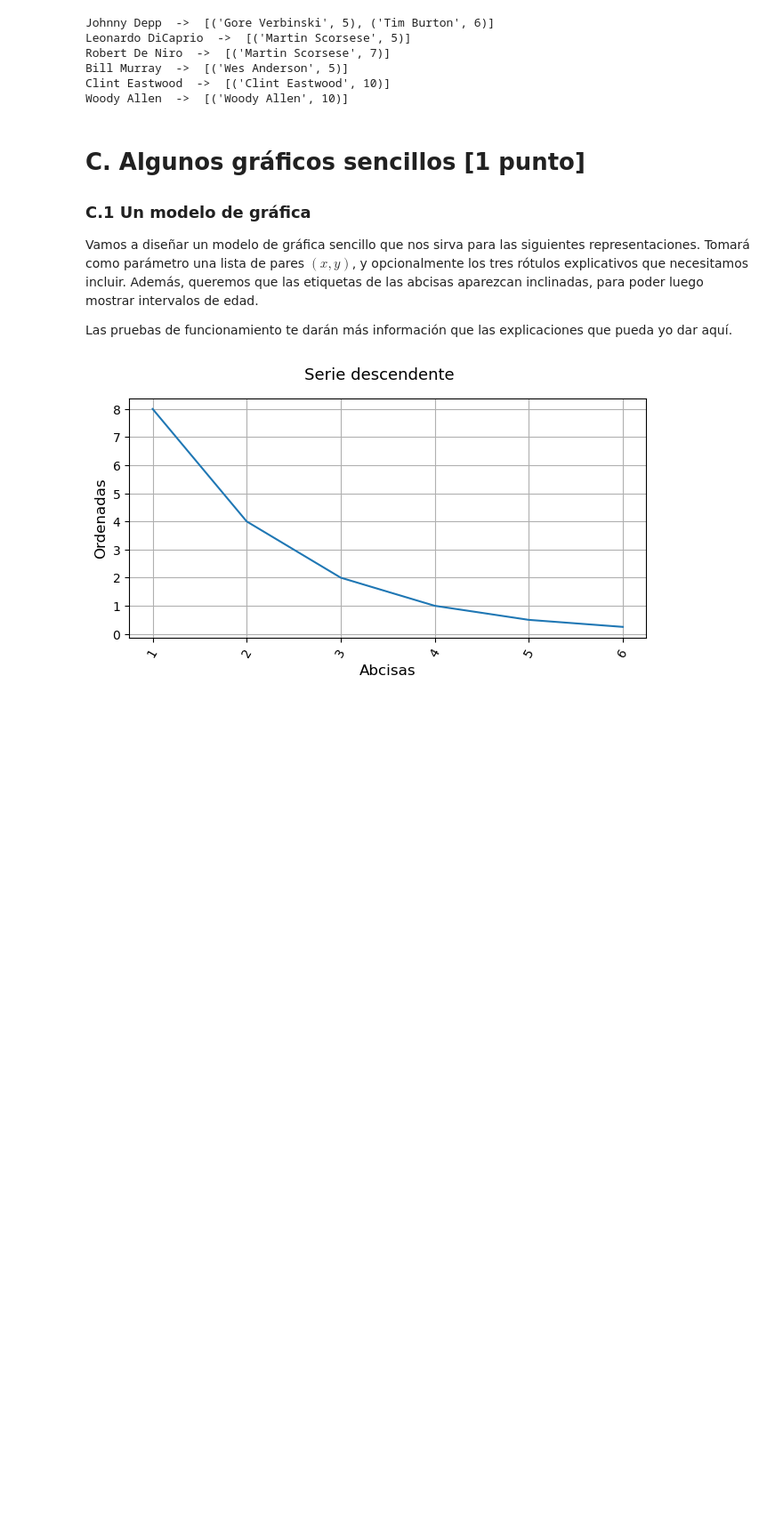
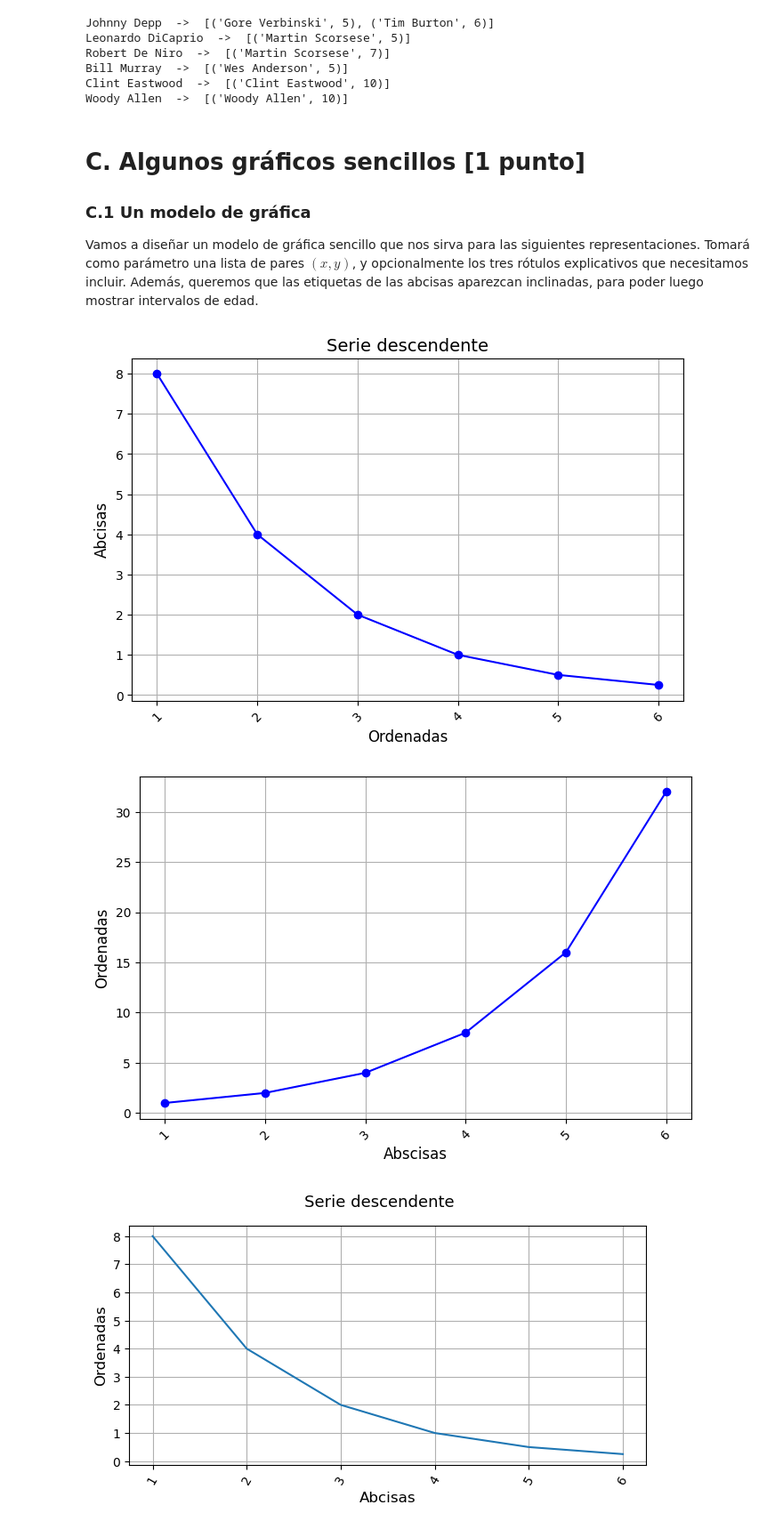
Before and after one commit to lauraarodriguez11/master_ucm, a Jupyter notebook: trabajos/4/movies_02.ipynb, the cells around one changed output. Shown at 89% size. Cells and saved outputs as stored; diff of their text form; code cells hidden in the pictures; blank space fills up the shorter version.

```diff
--- a/trabajos/4/movies_02.ipynb
+++ b/trabajos/4/movies_02.ipynb
@@ -996,5 +997,3 @@ Woody Allen  ->  [('Woody Allen', 10)]
 ### C.1 Un modelo de gráfica
 
 Vamos a diseñar un modelo de gráfica sencillo que nos sirva para las siguientes representaciones. Tomará como parámetro una lista de pares $(x, y)$, y opcionalmente los tres rótulos explicativos que necesitamos incluir. Además, queremos que las etiquetas de las abcisas aparezcan inclinadas, para poder luego mostrar intervalos de edad.
-
-Las pruebas de funcionamiento te darán más información que las explicaciones que pueda yo dar aquí.
@@ -1003,3 +1000,40 @@ Las pruebas de funcionamiento te darán más información que las explicaciones
+# %%
+
+def representar_xxx_yyy(pairs_xy : List[Tuple[int, int]], labels = ["", "Abscisas", "Ordenadas"]) -> None:
+    """
+    Prints graph model to represent pairs of data (x,y).
+
+    Parameters
+    ----------
+    pairs_xy :
+        List of pairs (x, y), where x is the value on the X-axis
+        and y is the value on the Y-axis.
+    labels : List[str]
+        A list of three strings: [title, Y-axis label, X-axis label].
+        These strings are optional, if not defined,
+        default of label_x and label_ are "Abscisas" and "Ordenadas".
+
+    Returns
+    -------
+    None
+    """
+    x, y = zip(*pairs_xy)
+    title, label_x, label_y = labels
+
+    plt.figure(figsize=(8, 5))
+    plt.plot(x, y, marker='o', linestyle='-', color='b', label="Datos")
+    plt.title(title, fontsize=14)
+    plt.xlabel(label_x, fontsize=12)
+    plt.ylabel(label_y, fontsize=12)
+    plt.xticks(rotation=45, fontsize=10)
+    plt.grid(True)
+    plt.show()
+
+representar_xxx_yyy([(1, 8), (2, 4), (3, 2), (4, 1), (5, 0.5), (6, 0.25)], ["Serie descendente", "Ordenadas", "Abcisas"])
+representar_xxx_yyy([(1, 1), (2, 2), (3, 4), (4, 8), (5, 16), (6, 32)])
+# %% [output]
+[figure, added]
+[figure, added]
 # %%
 # Pruebas de funcionamiento:
 
```
Also changed, not shown: parts of 4 cells of this notebook.
